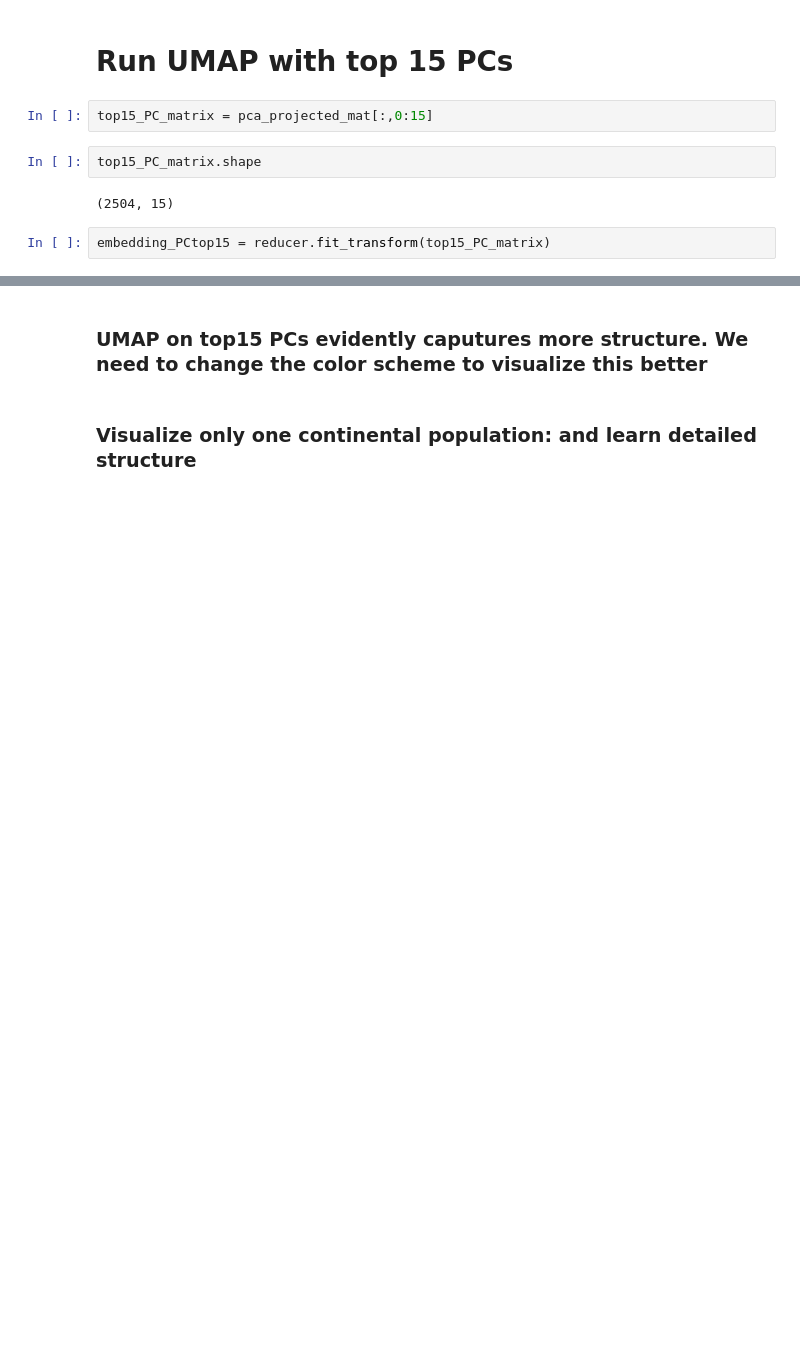
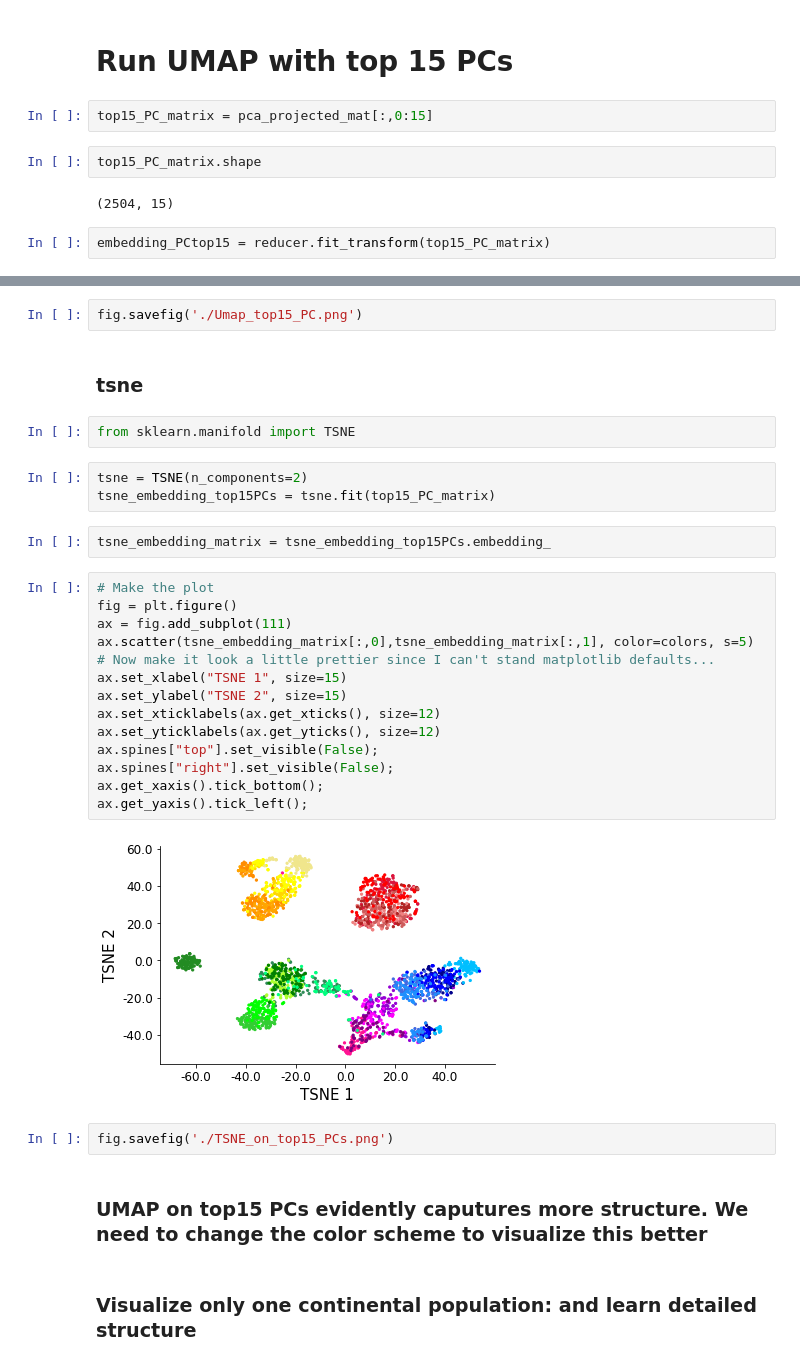
Before and after one commit to evawyf/284-team-project, a Jupyter notebook: analysis.ipynb, the cells around one changed output, grey strips where cells are left out. Drawn from its saved outputs; the diff is of its cells as text; blank space fills up the shorter version.

Commit message:
added tsne

```diff
--- a/analysis.ipynb
+++ b/analysis.ipynb
@@ -179,3 +179,32 @@ ax.get_yaxis().tick_left();
+# %%
+fig.savefig('./Umap_top15_PC.png')
+# %% [markdown]
+### tsne
+# %%
+from sklearn.manifold import TSNE
+# %%
+tsne = TSNE(n_components=2)
+tsne_embedding_top15PCs = tsne.fit(top15_PC_matrix)
+# %%
+tsne_embedding_matrix = tsne_embedding_top15PCs.embedding_
+# %%
+# Make the plot
+fig = plt.figure()
+ax = fig.add_subplot(111)
+ax.scatter(tsne_embedding_matrix[:,0],tsne_embedding_matrix[:,1], color=colors, s=5)
+# Now make it look a little prettier since I can't stand matplotlib defaults...
+ax.set_xlabel("TSNE 1", size=15)
+ax.set_ylabel("TSNE 2", size=15)
+ax.set_xticklabels(ax.get_xticks(), size=12)
+ax.set_yticklabels(ax.get_yticks(), size=12)
+ax.spines["top"].set_visible(False);
+ax.spines["right"].set_visible(False);
+ax.get_xaxis().tick_bottom();
+ax.get_yaxis().tick_left();
+# %% [output]
+[figure, added]
+# %%
+fig.savefig('./TSNE_on_top15_PCs.png')
 # %% [markdown]
 ### UMAP on top15 PCs evidently caputures more structure. We need to change the color scheme to visualize this better
 # %% [markdown]
```
Also changed, not shown: parts of 3 cells of this notebook.
